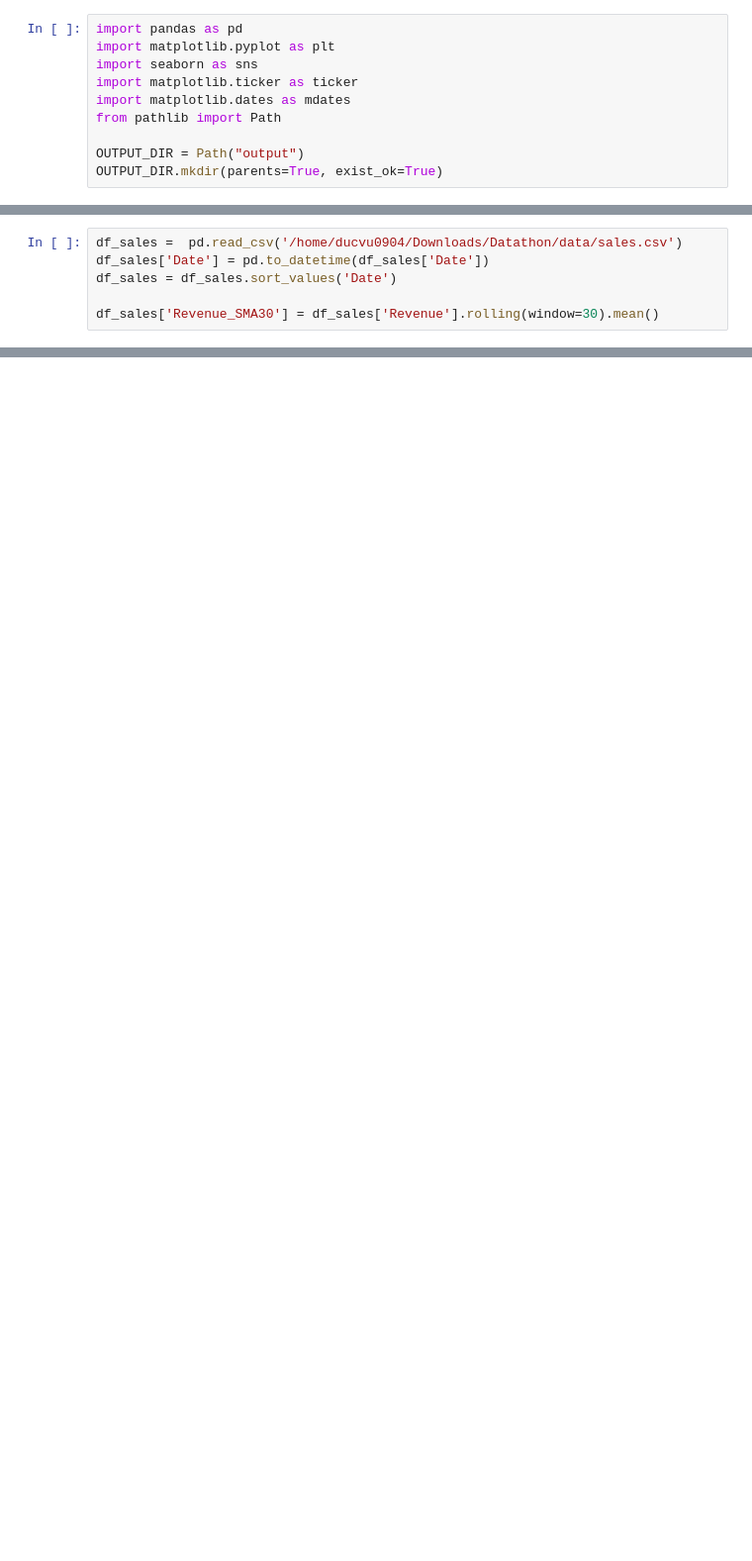
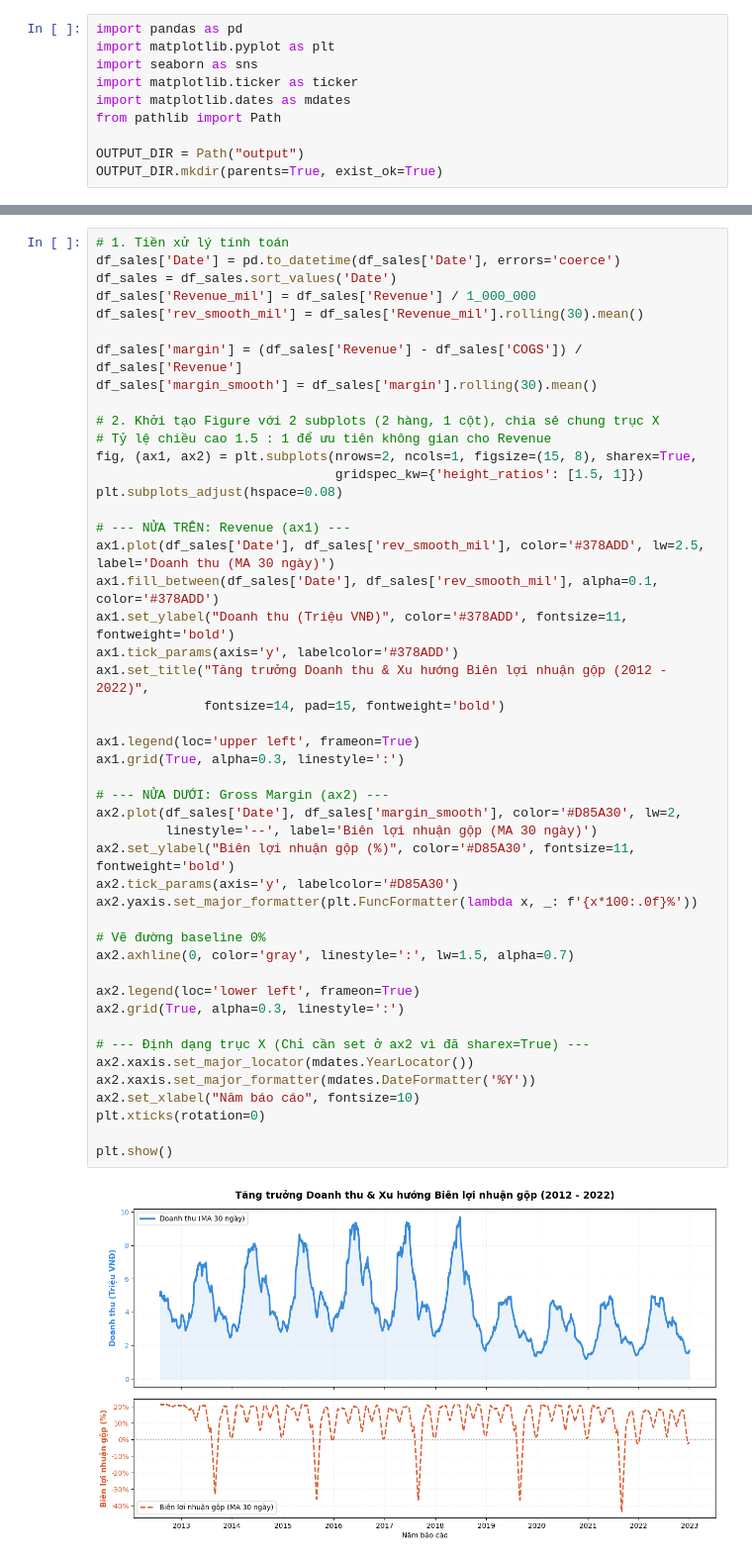
Before and after one commit to ducvu0904/Vinicius-Datathon-2026, a Jupyter notebook: Descriptive.ipynb, the cells around one changed output, grey strips where cells are left out. Shown at 99% size. Saved outputs shown, nothing was run; the diff lists cells and outputs as text; blank space fills up the shorter version.

```diff
--- a/Descriptive.ipynb
+++ b/Descriptive.ipynb
@@ -29,6 +25,0 @@ Phân tích doanh thu theo thời gian nhằm phục vụ forecasting, tập tru
-# %%
-df_sales =  pd.read_csv('/home/ducvu0904/Downloads/Datathon/data/sales.csv')
-df_sales['Date'] = pd.to_datetime(df_sales['Date'])
-df_sales = df_sales.sort_values('Date')
-
-df_sales['Revenue_SMA30'] = df_sales['Revenue'].rolling(window=30).mean()
@@ -298,0 +31,49 @@ plt.show()
+# %%
+# 1. Tiền xử lý tính toán
+df_sales['Date'] = pd.to_datetime(df_sales['Date'], errors='coerce')
+df_sales = df_sales.sort_values('Date')
+df_sales['Revenue_mil'] = df_sales['Revenue'] / 1_000_000
+df_sales['rev_smooth_mil'] = df_sales['Revenue_mil'].rolling(30).mean()
+
+df_sales['margin'] = (df_sales['Revenue'] - df_sales['COGS']) / df_sales['Revenue']
+df_sales['margin_smooth'] = df_sales['margin'].rolling(30).mean()
+
+# 2. Khởi tạo Figure với 2 subplots (2 hàng, 1 cột), chia sẻ chung trục X
+# Tỷ lệ chiều cao 1.5 : 1 để ưu tiên không gian cho Revenue
+fig, (ax1, ax2) = plt.subplots(nrows=2, ncols=1, figsize=(15, 8), sharex=True,
+                               gridspec_kw={'height_ratios': [1.5, 1]})
+plt.subplots_adjust(hspace=0.08)
+
+# --- NỬA TRÊN: Revenue (ax1) ---
+ax1.plot(df_sales['Date'], df_sales['rev_smooth_mil'], color='#378ADD', lw=2.5, label='Doanh thu (MA 30 ngày)')
+ax1.fill_between(df_sales['Date'], df_sales['rev_smooth_mil'], alpha=0.1, color='#378ADD')
+ax1.set_ylabel("Doanh thu (Triệu VNĐ)", color='#378ADD', fontsize=11, fontweight='bold')
+ax1.tick_params(axis='y', labelcolor='#378ADD')
+ax1.set_title("Tăng trưởng Doanh thu & Xu hướng Biên lợi nhuận gộp (2012 - 2022)",
+              fontsize=14, pad=15, fontweight='bold')
+
+ax1.legend(loc='upper left', frameon=True)
+ax1.grid(True, alpha=0.3, linestyle=':')
+
+# --- NỬA DƯỚI: Gross Margin (ax2) ---
+ax2.plot(df_sales['Date'], df_sales['margin_smooth'], color='#D85A30', lw=2,
+         linestyle='--', label='Biên lợi nhuận gộp (MA 30 ngày)')
+ax2.set_ylabel("Biên lợi nhuận gộp (%)", color='#D85A30', fontsize=11, fontweight='bold')
+ax2.tick_params(axis='y', labelcolor='#D85A30')
+ax2.yaxis.set_major_formatter(plt.FuncFormatter(lambda x, _: f'{x*100:.0f}%'))
+
+# Vẽ đường baseline 0%
+ax2.axhline(0, color='gray', linestyle=':', lw=1.5, alpha=0.7)
+
+ax2.legend(loc='lower left', frameon=True)
+ax2.grid(True, alpha=0.3, linestyle=':')
+
+# --- Định dạng trục X (Chỉ cần set ở ax2 vì đã sharex=True) ---
+ax2.xaxis.set_major_locator(mdates.YearLocator())
+ax2.xaxis.set_major_formatter(mdates.DateFormatter('%Y'))
+ax2.set_xlabel("Năm báo cáo", fontsize=10)
+plt.xticks(rotation=0)
+
+plt.show()
+# %% [output]
+[figure, added]
```
Also changed, not shown: parts of 25 cells of this notebook, 3 other files.
